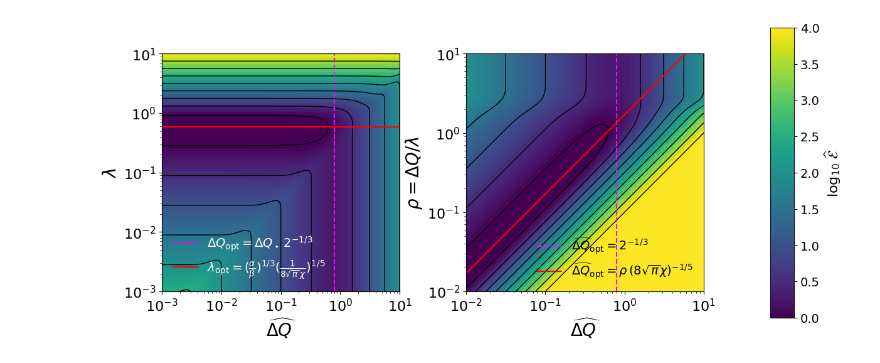
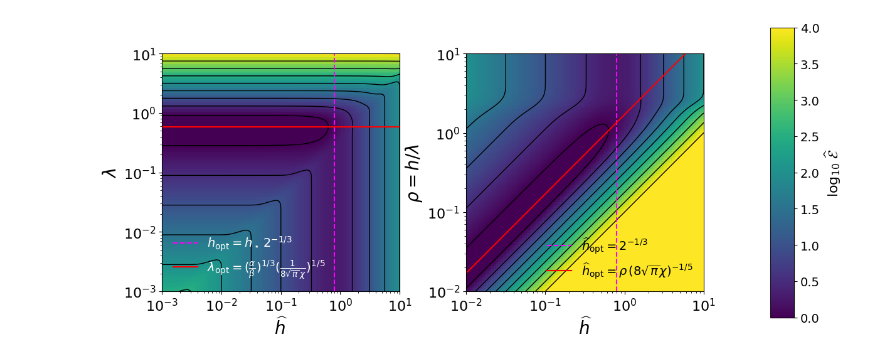
Before and after one commit to ch-tung/MLSR, a Jupyter notebook: binning/demo_error_scaling.ipynb, the cells around one changed output. Saved outputs shown, nothing was run; the diff lists cells and outputs as text; code cells hidden in the pictures.

```diff
--- a/binning/demo_error_scaling.ipynb
+++ b/binning/demo_error_scaling.ipynb
@@ -264,7 +264,7 @@ CS = ax.contour(X_DQ, Y_lam, np.log10(Zhat), levels=np.linspace(0, 4, 9), linewi
 
 ax.set_xscale('log')
 ax.set_yscale('log')
-ax.set_xlabel(r'$\widehat{\Delta Q}$', fontsize=20)
+ax.set_xlabel(r'$\widehat{h}$', fontsize=20)
 ax.set_ylabel(r'$\lambda$', fontsize=20)
 ax.set_aspect('equal', adjustable='box')
 ax.tick_params(axis='both', which='major', labelsize=16)
@@ -272,7 +272,7 @@ ax.tick_params(axis='both', which='major', labelsize=16)
 # Overlay asymptotic lines with your colors/styles
 # Large-ρ vertical line (magenta)
 ax.axvline(DQ_opt_large, linestyle='--', linewidth=1.5,
-           label=r'$\Delta Q_{\mathrm{opt}}=\Delta Q_\star\,2^{-1/3}$', color="#FF00FF")
+           label=r'$h_{\mathrm{opt}}=h_\star\,2^{-1/3}$', color="#FF00FF")
 # Small-ρ horizontal line (red)
 ax.axhline(lam_opt_small, linestyle='-', linewidth=1.5,
            label=r'$\lambda_{\mathrm{opt}}=(\frac{\alpha}{\beta})^{1/3}(\frac{1}{8\sqrt{\pi}\,\chi})^{1/5}$', color='r')
@@ -289,35 +289,35 @@ ax.set_ylim(lam_vals[0], lam_vals[-1])
 # cbar.ax.tick_params(labelsize=14)
 
 ax = fig.add_subplot(gs[1])
 # ----------------------------
 CS = ax.contour(X, Y, np.log10(Z), levels=np.linspace(0, 4, 9), linewidths=1, colors='k')
 CSf = ax.pcolormesh(X, Y, np.log10(Z), vmax=4, vmin=0, shading='nearest')
 
 ax.set_xscale('log')
 ax.set_yscale('log')
-ax.set_xlabel(r'$\widehat{\Delta Q}$', fontsize=20)
-ax.set_ylabel(r'$\rho=\Delta Q/\lambda$', fontsize=20)
+ax.set_xlabel(r'$\widehat{h}$', fontsize=20)
+ax.set_ylabel(r'$\rho=h/\lambda$', fontsize=20)
 ax.set_aspect('equal', adjustable='box')
 ax.tick_params(axis='both', which='major', labelsize=16)
 
 # Overlay asymptotic lines (no explicit colors set)
 # Large-ρ vertical line
-ax.axvline(dQ_opt_large, linestyle='--', linewidth=1.5, label=r'$\widehat{\Delta Q}_{\mathrm{opt}}=2^{-1/3}$', color="#FF00FF")
+ax.axvline(dQ_opt_large, linestyle='--', linewidth=1.5, label=r'$\widehat{h}_{\mathrm{opt}}=2^{-1/3}$', color="#FF00FF")
 # Small-ρ curve
 ax.plot(dQ_opt_small_curve, rho_vals, linestyle='-', linewidth=1.5,
-        label=r'$\widehat{\Delta Q}_{\mathrm{opt}}=\rho\,(8\sqrt{\pi}\chi)^{-1/5}$', color='r')
+        label=r'$\widehat{h}_{\mathrm{opt}}=\rho\,(8\sqrt{\pi}\chi)^{-1/5}$', color='r')
 
 ax.legend(fontsize=14, frameon=False, labelcolor='k')
 
 ax.set_xlim(dQ_vals[0], dQ_vals[-1])
 ax.set_ylim(rho_vals[0], rho_vals[-1])
 
 # Colorbar
 cax = fig.add_subplot(gs[2])
 cbar = plt.colorbar(CSf, cax=cax)
 cbar.set_label(r'$\log_{10}\,\widehat{\mathcal{E}}\,$', fontsize=16)
 cbar.ax.tick_params(labelsize=14)
 
 plt.tight_layout()
 # %% [output]
-[figure, old version]
+[figure, new version]
```
Also changed, not shown: parts of 6 cells of this notebook, 1 other file.
